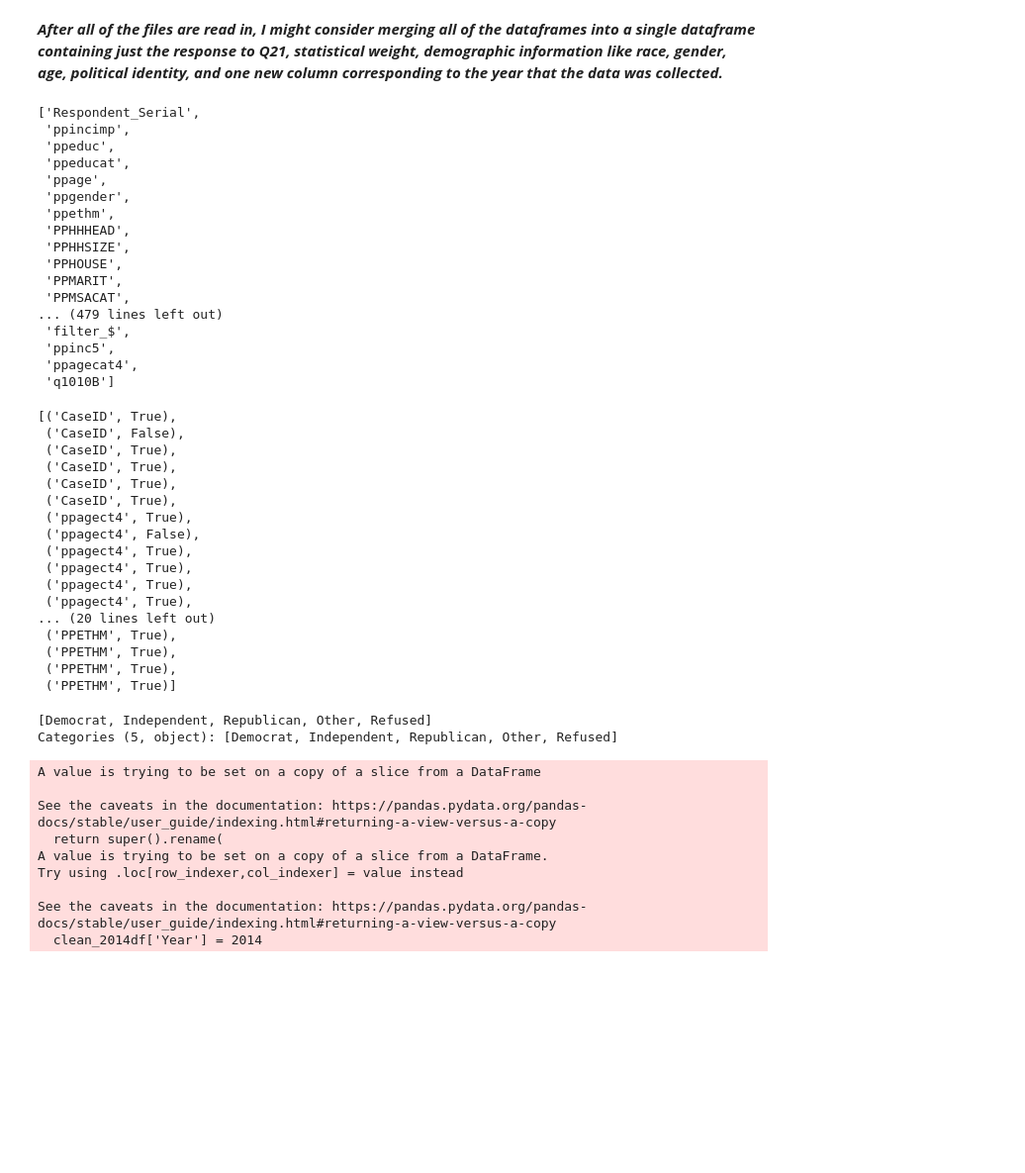
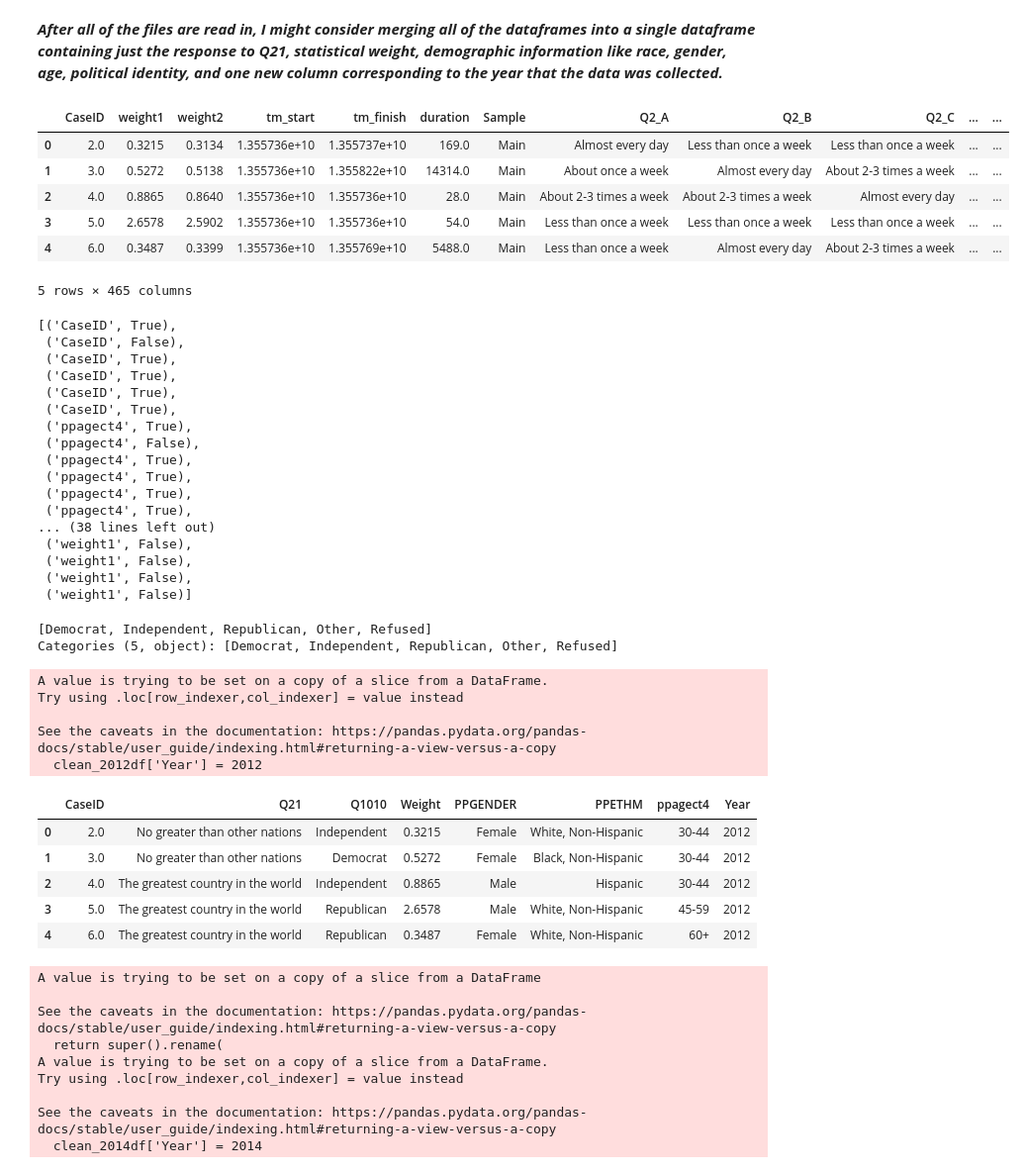
Before and after one commit to wesdevclimb/CodeLouPython2, a Jupyter notebook: Project/ProjectNotebook.ipynb, the cells around one changed output. Shown at 99% size. Cells and saved outputs as stored; diff of their text form; code cells hidden in the pictures; blank space fills up the shorter version.

```diff
--- a/Project/ProjectNotebook.ipynb
+++ b/Project/ProjectNotebook.ipynb
@@ -14,30 +14,19 @@ CCGA2019df = pd.read_spss('SPSSdataFiles\\2019 Chicago Council Survey - Datafile
 CCGA2020df = pd.read_spss('SPSSdataFiles\\20-039675-01_Chicago Council_2020 Annual Survey_Main_Client.sav')
 # %% [markdown]
 **_After all of the files are read in, I might consider merging all of the dataframes into a single dataframe containing just the response to Q21, statistical weight, demographic information like race, gender, age, political identity, and one new column corresponding to the year that the data was collected._**
-# %%
-CCGA2014df.head()
-list(CCGA2014df)
-# %% [output]
-['Respondent_Serial',
- 'ppincimp',
- 'ppeduc',
- 'ppeducat',
- 'ppage',
- 'ppgender',
- 'ppethm',
- 'PPHHHEAD',
- 'PPHHSIZE',
- 'PPHOUSE',
- 'PPMARIT',
- 'PPMSACAT',
-... (479 lines left out)
- 'filter_$',
- 'ppinc5',
- 'ppagecat4',
- 'q1010B']
+# %%
+CCGA2012df.head()
+# %% [output]
+|  | CaseID | weight1 | weight2 | tm_start | tm_finish | duration | Sample | Q2_A | Q2_B | Q2_C | ... | ... |
+| 0 | 2.0 | 0.3215 | 0.3134 | 1.355736e+10 | 1.355737e+10 | 169.0 | Main | Almost every day | Less than once a week | Less than once a week | ... | ... |
+| 1 | 3.0 | 0.5272 | 0.5138 | 1.355736e+10 | 1.355822e+10 | 14314.0 | Main | About once a week | Almost every day | About 2-3 times a week | ... | ... |
+| 2 | 4.0 | 0.8865 | 0.8640 | 1.355736e+10 | 1.355736e+10 | 28.0 | Main | About 2-3 times a week | About 2-3 times a week | Almost every day | ... | ... |
+| 3 | 5.0 | 2.6578 | 2.5902 | 1.355736e+10 | 1.355736e+10 | 54.0 | Main | Less than once a week | Less than once a week | Less than once a week | ... | ... |
+| 4 | 6.0 | 0.3487 | 0.3399 | 1.355736e+10 | 1.355769e+10 | 5488.0 | Main | Less than once a week | Almost every day | About 2-3 times a week | ... | ... |
+5 rows × 465 columns
 # %%
 iterable_list_of_dfs = [CCGA2012df, CCGA2014df, CCGA2016df, CCGA2017df, CCGA2019df, CCGA2020df]
-test_column_names = ['CaseID', 'ppagect4', 'Q1010', 'partyid3nl', 'PPGENDER', 'PPETHM']
+test_column_names = ['CaseID', 'ppagect4', 'Q1010', 'partyid3nl', 'PPGENDER', 'PPETHM', 'weight', 'Weight', 'weight1']
 empty_ls = []
 
 for col_name in test_column_names:
@@ -58,11 +47,11 @@ empty_ls
  ('ppagect4', True),
  ('ppagect4', True),
  ('ppagect4', True),
-... (20 lines left out)
- ('PPETHM', True),
- ('PPETHM', True),
- ('PPETHM', True),
- ('PPETHM', True)]
+... (38 lines left out)
+ ('weight1', False),
+ ('weight1', False),
+ ('weight1', False),
+ ('weight1', False)]
 # %%
 CCGA2016df.Q1010.unique()
 # %% [output]
@@ -73,3 +60,22 @@ clean_2012df = CCGA2012df[['CaseID', 'Q21', ]]
+# %%
+clean_2012df = CCGA2012df[['CaseID', 'Q21', 'Q1010', "weight1", "PPGENDER", "PPETHM", "ppagect4"]]
+clean_2012df.rename(columns = {
+    'weight1':'Weight'
+}, inplace=True)
+clean_2012df['Year'] = 2012
+clean_2012df.head()
+# %% [output]
+A value is trying to be set on a copy of a slice from a DataFrame.
+Try using .loc[row_indexer,col_indexer] = value instead
+
+See the caveats in the documentation: https://pandas.pydata.org/pandas-docs/stable/user_guide/indexing.html#returning-a-view-versus-a-copy
+  clean_2012df['Year'] = 2012
+|  | CaseID | Q21 | Q1010 | Weight | PPGENDER | PPETHM | ppagect4 | Year |
+| 0 | 2.0 | No greater than other nations | Independent | 0.3215 | Female | White, Non-Hispanic | 30-44 | 2012 |
+| 1 | 3.0 | No greater than other nations | Democrat | 0.5272 | Female | Black, Non-Hispanic | 30-44 | 2012 |
+| 2 | 4.0 | The greatest country in the world | Independent | 0.8865 | Male | Hispanic | 30-44 | 2012 |
+| 3 | 5.0 | The greatest country in the world | Republican | 2.6578 | Male | White, Non-Hispanic | 45-59 | 2012 |
+| 4 | 6.0 | The greatest country in the world | Republican | 0.3487 | Female | White, Non-Hispanic | 60+ | 2012 |
 # %%
 clean_2014df = CCGA2014df[["Respondent_Serial", "q21", "q1010", "weight1", "ppgender", "ppethm", "ppage"]]
 clean_2014df.rename(columns = {
```
Also changed, not shown: parts of 6 cells of this notebook.
